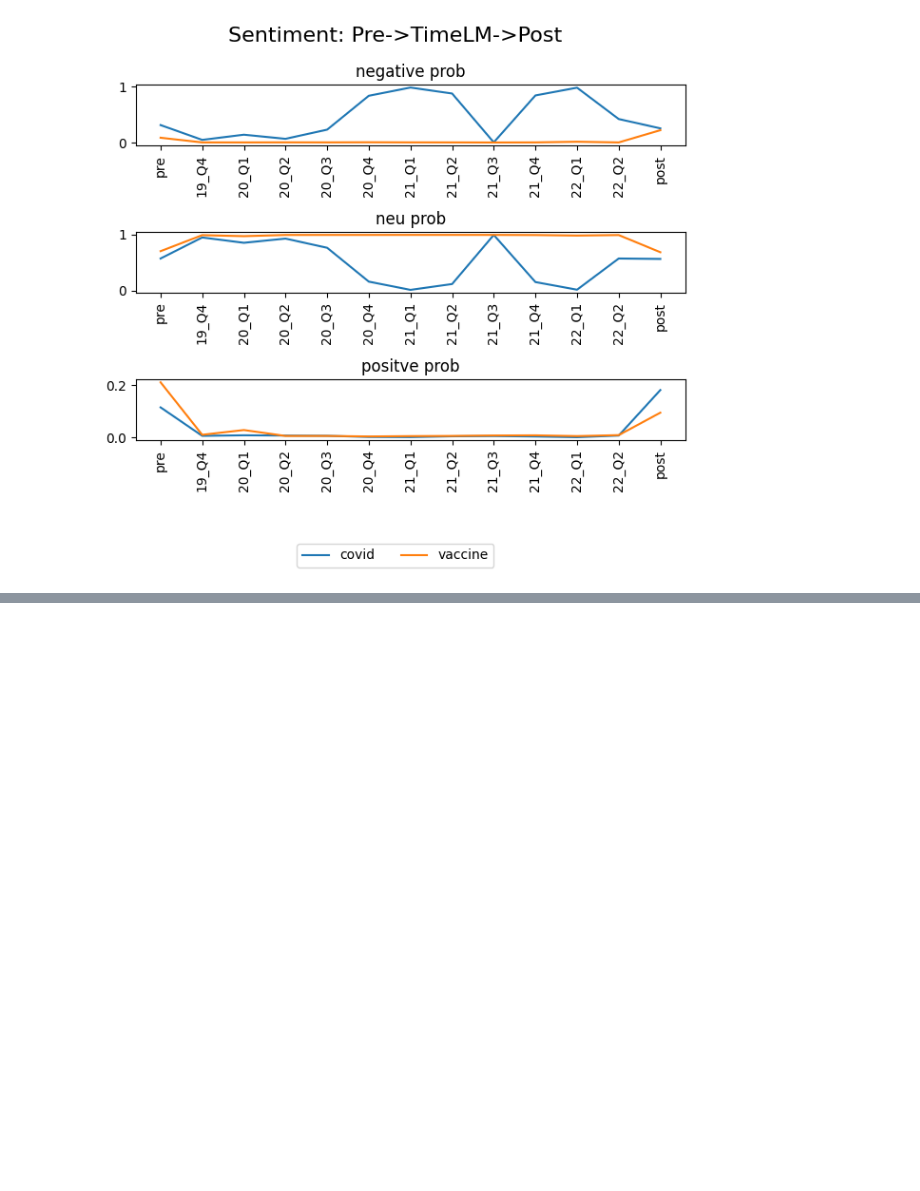
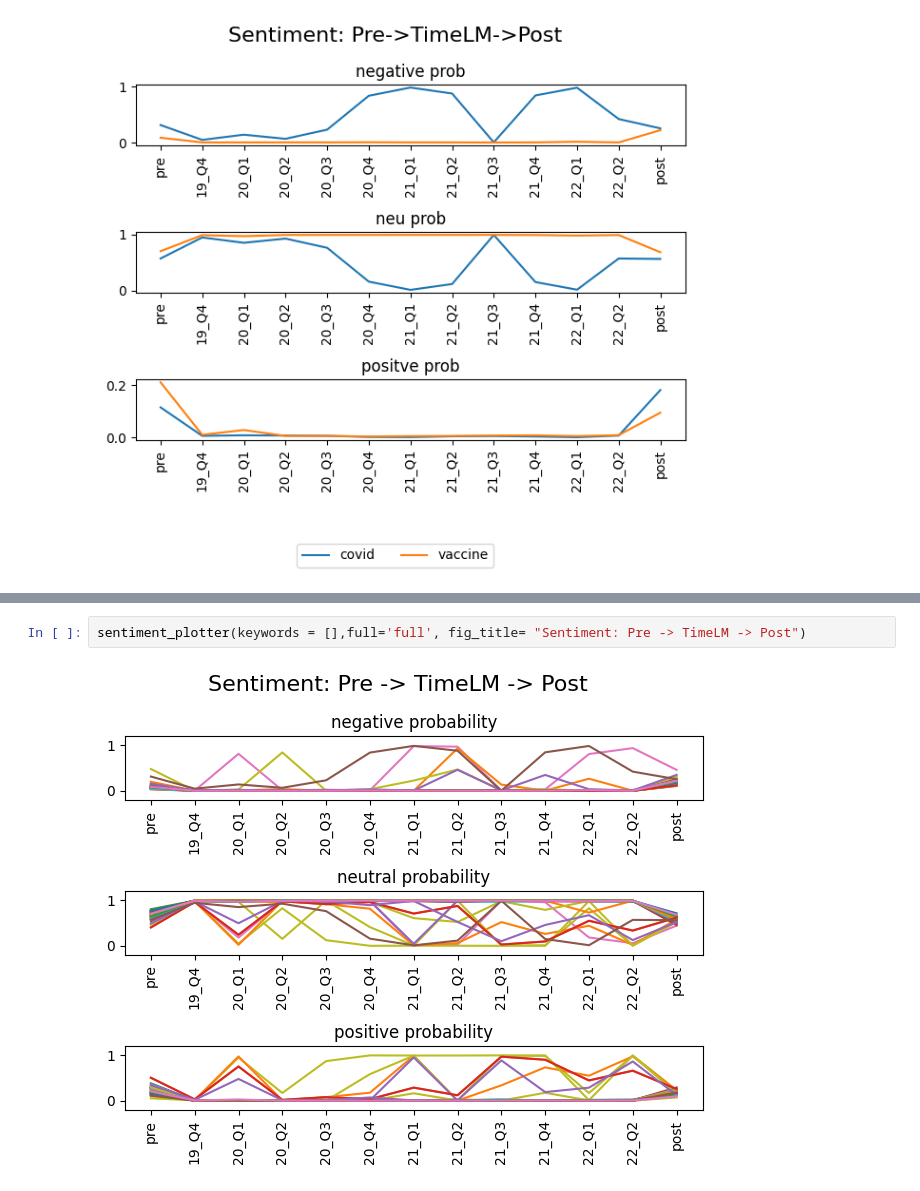
Before and after one commit to Magdk01/Twitter-Emotion-Covid-Project, a Jupyter notebook: word_eval/word_evaluation_plotter.ipynb, the cells around one changed output, grey strips where cells are left out. Drawn from its saved outputs; the diff is of its cells as text; blank space fills up the shorter version.

```diff
--- a/word_eval/word_evaluation_plotter.ipynb
+++ b/word_eval/word_evaluation_plotter.ipynb
@@ -78,0 +123,4 @@ sentiment_plotter(['vaccine','covid'],full=True, fig_title="Sentiment: Pre->Time
+# %%
+sentiment_plotter(keywords = [],full='full', fig_title= "Sentiment: Pre -> TimeLM -> Post")
+# %% [output]
+[figure, added]
```
Also changed, not shown: parts of 6 cells of this notebook.
